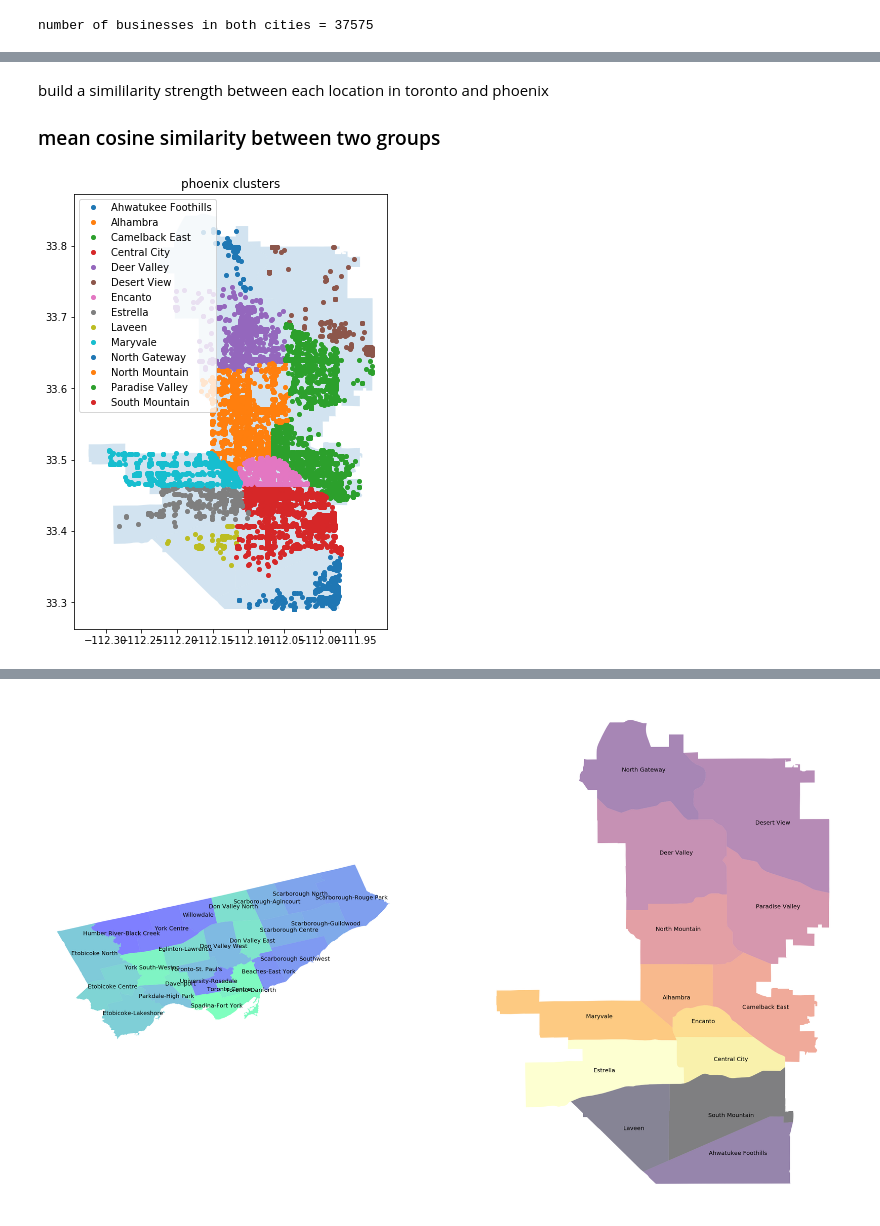
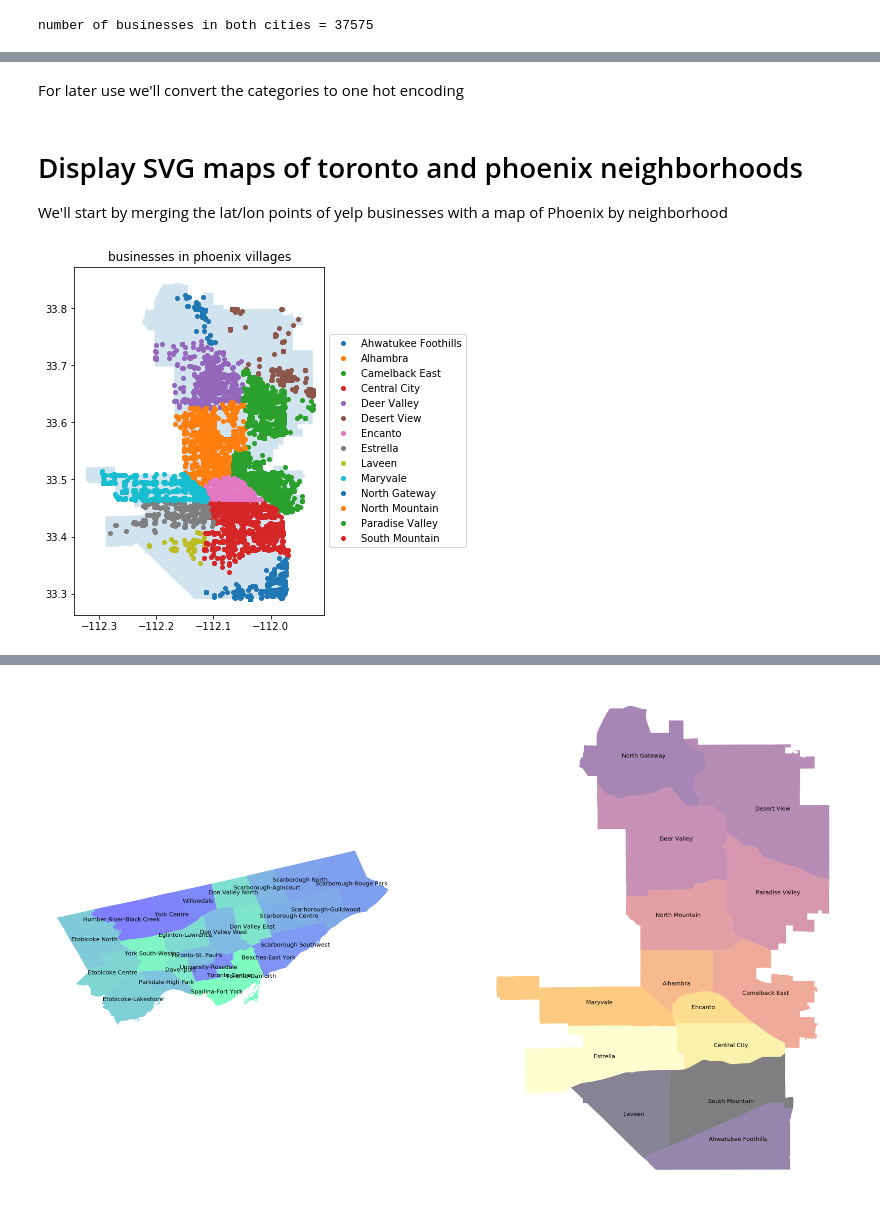
Before and after one commit to lots-of-things/city2city, a Jupyter notebook: build_maps_and_similarity.ipynb, the cells around one changed output, grey strips where cells are left out. Saved outputs shown, nothing was run; the diff lists cells and outputs as text; code cells hidden in the pictures.

```diff
--- a/dataprep.ipynb
+++ b/build_maps_and_similarity.ipynb
@@ -75,3 +88,5 @@ number of businesses in both cities = 37575
+# %% [markdown]
+For later use we'll convert the categories to one hot encoding
 # %%
 cats = biz_df['categories'].str.get_dummies(sep=':')
 cat_cols = cats.columns.tolist()
@@ -82,3 +96,0 @@ df_fin.to_csv('toronto_phoenix_categories.csv')
-# %% [markdown]
-build a simililarity strength between each location in toronto and phoenix
-### mean cosine similarity between two groups
@@ -88,3 +97,6 @@ df_biz = df_fin[['ind','biz_id','city','lat','lon']].drop_duplicates().sort_valu
+# %% [markdown]
+# Display SVG maps of toronto and phoenix neighborhoods
+We'll start by merging the lat/lon points of yelp businesses with a map of Phoenix by neighborhood
 # %%
 phx = df_biz.loc[df_biz['city']=='Phoenix'].copy()
 # %%
@@ -99,15 +111,19 @@ phx_map = phx_map.loc[phx_map['name']!='Rio Vista']
 phx_points = gpd.GeoDataFrame(phx,geometry = gpd.points_from_xy(phx['lon'],phx['lat']))
 phx_points = sjoin(phx_points, phx_map, how='left')
 # %%
-fig, ax = plt.subplots(figsize=(10,8))
+fig, ax = plt.subplots(figsize=(15,8))
 
 phx_map.plot(ax=ax,alpha=0.2)
 
 ax.margins(0.05) # Optional, just adds 5% padding to the autoscaling
 for name, group in phx_points.groupby('name'):
     ax.plot(group['lon'], group['lat'], marker='o', linestyle='', ms=4, label=name)
-plt.title('phoenix clusters')
-plt.legend()
+plt.title('businesses in phoenix villages')
+box = ax.get_position()
+ax.set_position([box.x0, box.y0, box.width * 0.8, box.height])
+
+# Put a legend to the right of the current axis
+ax.legend(loc='center left', bbox_to_anchor=(1, 0.5))
 plt.show()
 # %% [output]
-[figure, old version]
+[figure, new version]
```
Also changed, not shown: parts of 36 cells of this notebook, 4 other files.
